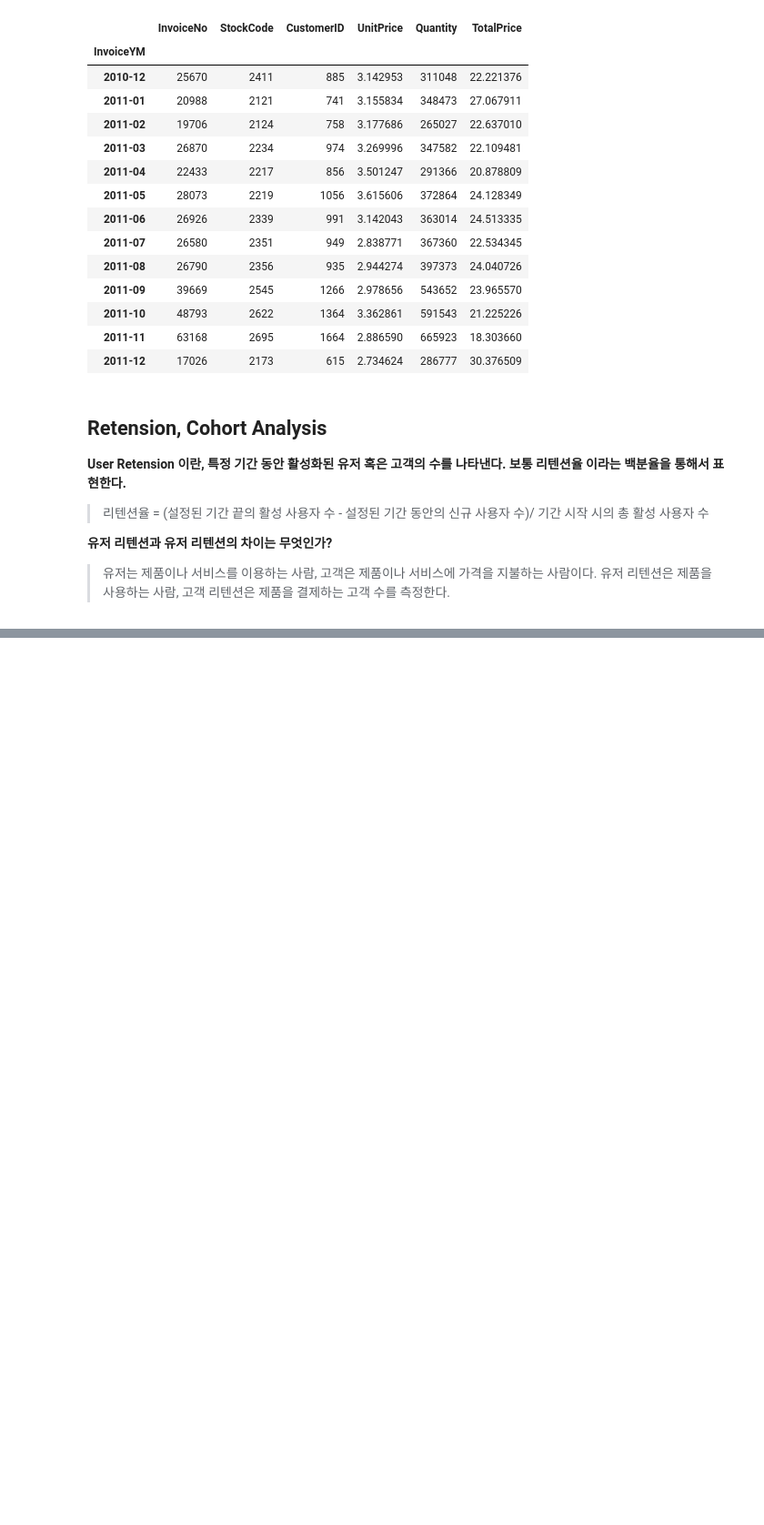
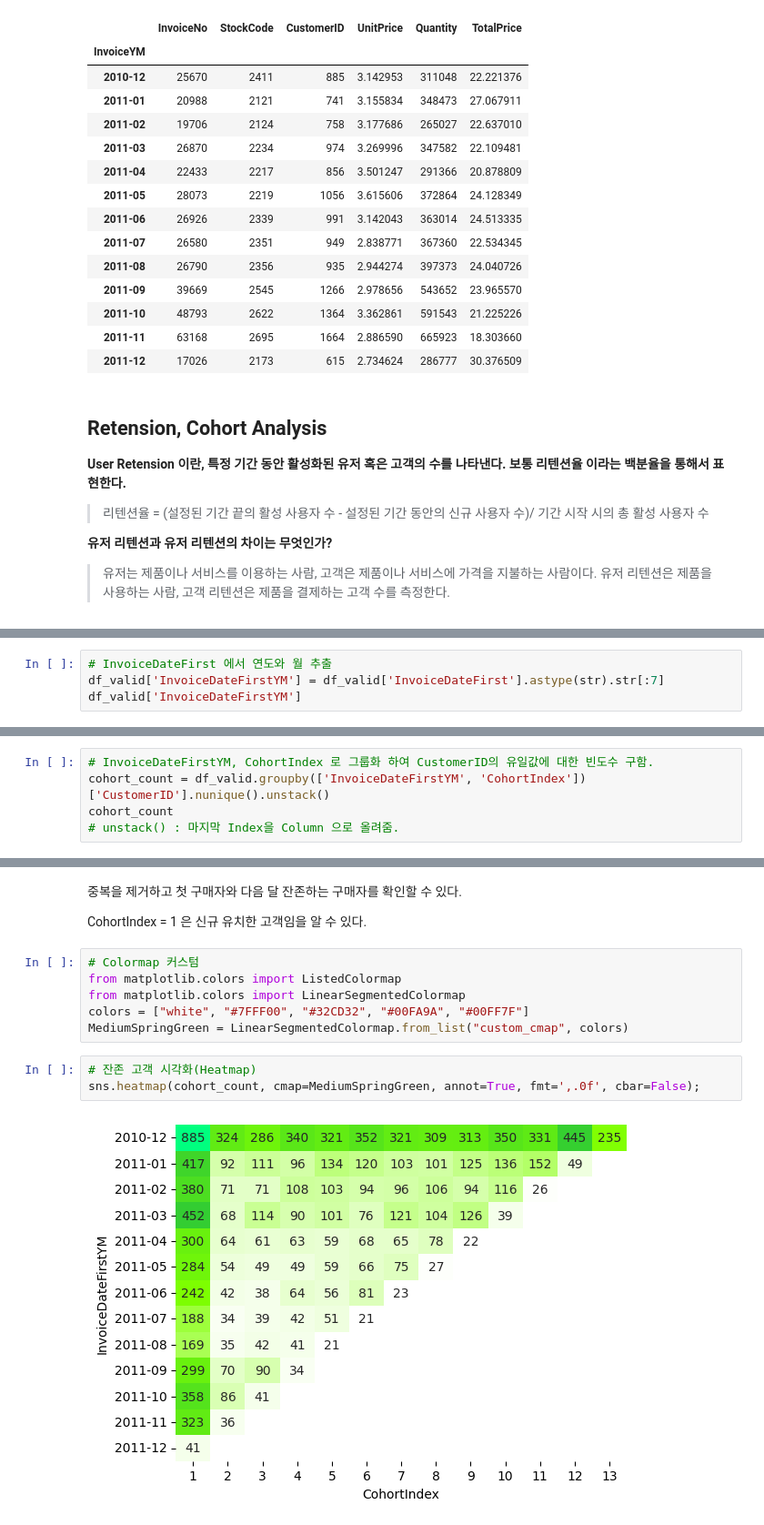
Before and after one commit to JINDOT/Data_Analysis_, a Jupyter notebook: Online_Retail.ipynb, the cells around one changed output, grey strips where cells are left out. Shown at 91% size. Cells and saved outputs as stored; diff of their text form; blank space fills up the shorter version.

```diff
--- a/Online_Retail.ipynb
+++ b/Online_Retail.ipynb
@@ -1100,0 +1218,4 @@ df_valid.groupby('InvoiceYM').agg ({'InvoiceNo':'count', 'StockCode':'nunique','
+# %%
+# InvoiceDateFirst 에서 연도와 월 추출
+df_valid['InvoiceDateFirstYM'] = df_valid['InvoiceDateFirst'].astype(str).str[:7]
+df_valid['InvoiceDateFirstYM']
@@ -1100,0 +1235,5 @@ df_valid.groupby('InvoiceYM').agg ({'InvoiceNo':'count', 'StockCode':'nunique','
+# %%
+# InvoiceDateFirstYM, CohortIndex 로 그룹화 하여 CustomerID의 유일값에 대한 빈도수 구함.
+cohort_count = df_valid.groupby(['InvoiceDateFirstYM', 'CohortIndex'])['CustomerID'].nunique().unstack()
+cohort_count
+# unstack() : 마지막 Index을 Column 으로 올려줌.
@@ -1100,0 +1256,15 @@ df_valid.groupby('InvoiceYM').agg ({'InvoiceNo':'count', 'StockCode':'nunique','
+# %% [markdown]
+중복을 제거하고 첫 구매자와 다음 달 잔존하는 구매자를 확인할 수 있다.
+
+CohortIndex = 1 은 신규 유치한 고객임을 알 수 있다.
+# %%
+# Colormap 커스텀
+from matplotlib.colors import ListedColormap
+from matplotlib.colors import LinearSegmentedColormap
+colors = ["white", "#7FFF00", "#32CD32", "#00FA9A", "#00FF7F"]
+MediumSpringGreen = LinearSegmentedColormap.from_list("custom_cmap", colors)
+# %%
+# 잔존 고객 시각화(Heatmap)
+sns.heatmap(cohort_count, cmap=MediumSpringGreen, annot=True, fmt=',.0f', cbar=False);
+# %% [output]
+[figure, added]
```
Also changed, not shown: parts of 32 cells of this notebook.
